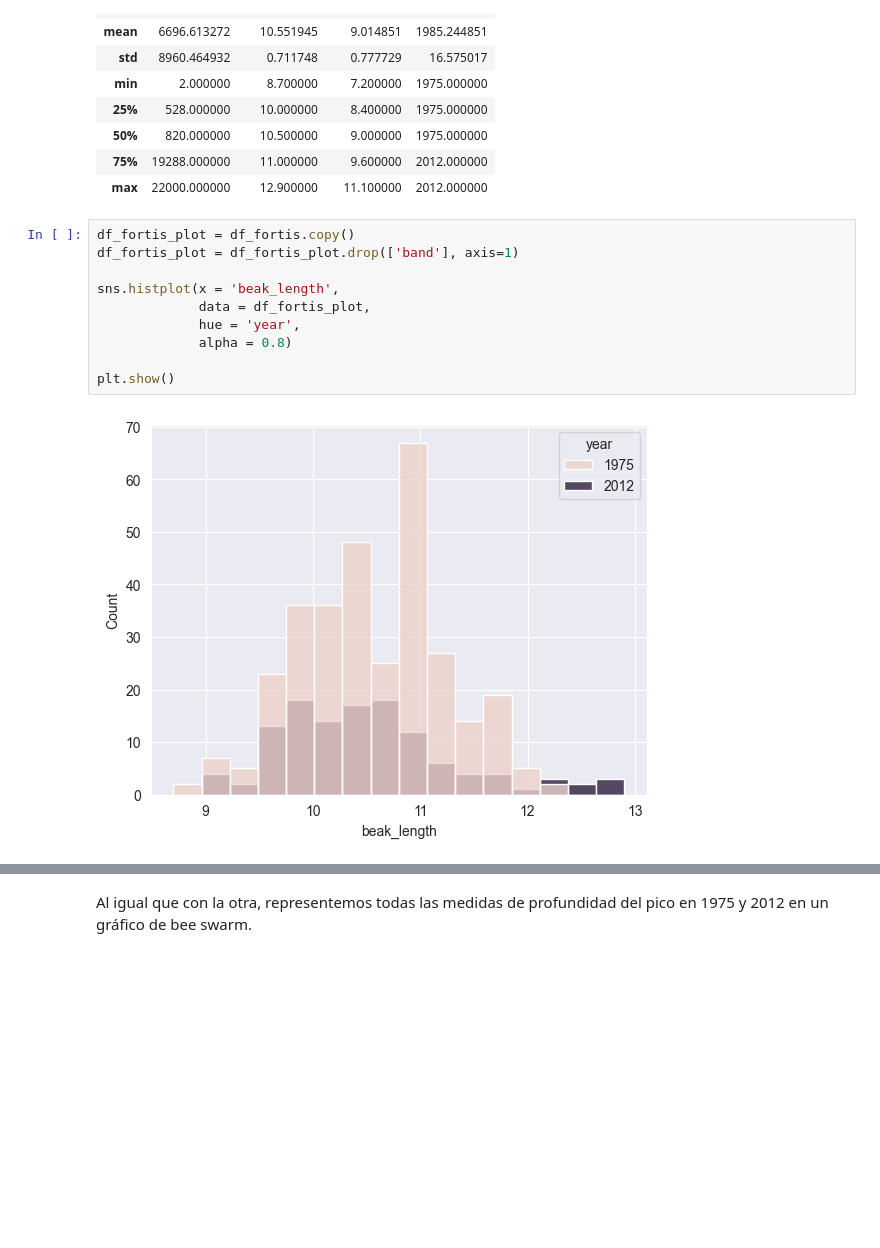
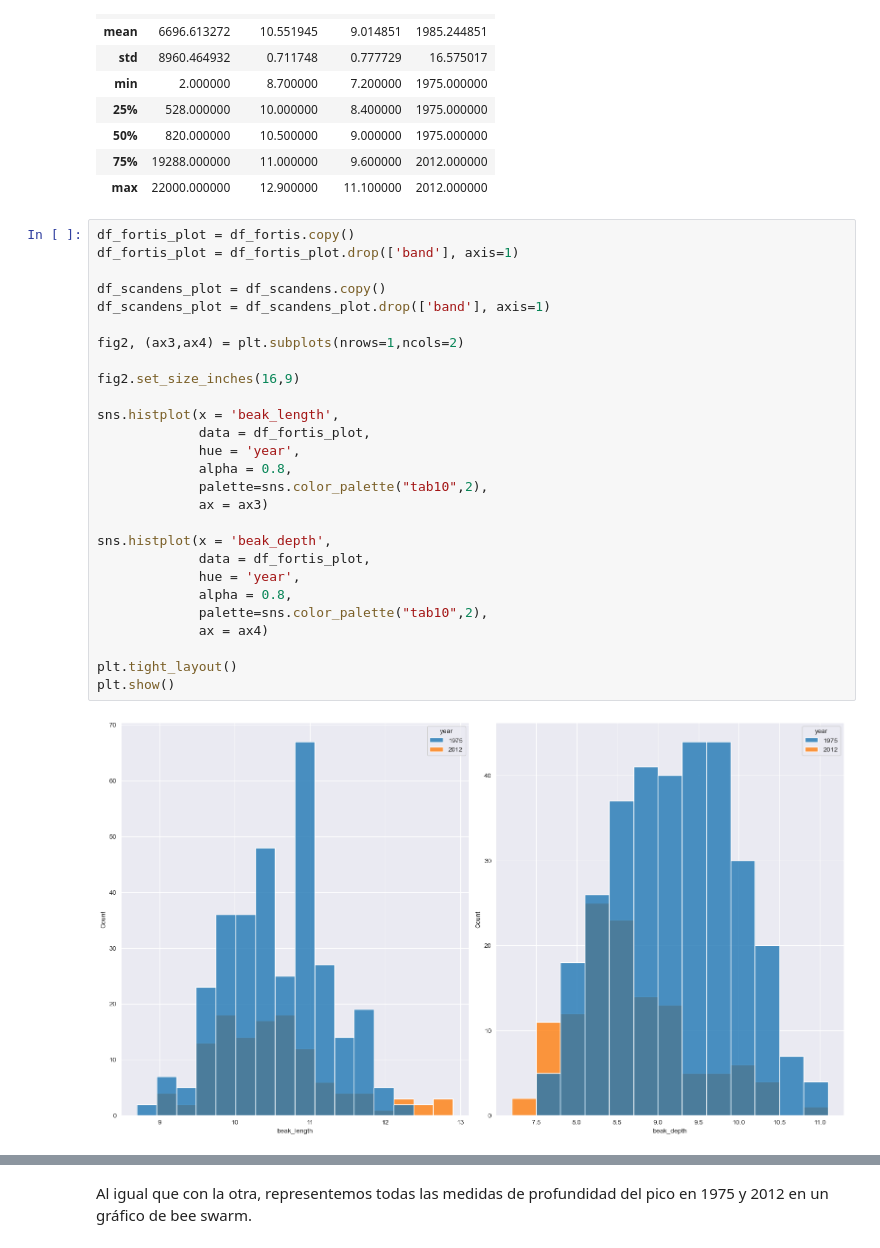
Before and after one commit to jmartingv/proyecto-probstats-mcd, a Jupyter notebook: proyecto.ipynb, the cells around one changed output, grey strips where cells are left out. Cells and saved outputs as stored; diff of their text form; blank space fills up the shorter version.

```diff
--- a/proyecto.ipynb
+++ b/proyecto.ipynb
@@ -266,12 +272,29 @@ df_fortis.describe()
 # %%
 df_fortis_plot = df_fortis.copy()
 df_fortis_plot = df_fortis_plot.drop(['band'], axis=1)
 
+df_scandens_plot = df_scandens.copy()
+df_scandens_plot = df_scandens_plot.drop(['band'], axis=1)
+
+fig2, (ax3,ax4) = plt.subplots(nrows=1,ncols=2)
+
+fig2.set_size_inches(16,9)
+
 sns.histplot(x = 'beak_length',
              data = df_fortis_plot,
              hue = 'year',
-             alpha = 0.8)
+             alpha = 0.8,
+             palette=sns.color_palette("tab10",2),
+             ax = ax3)
 
+sns.histplot(x = 'beak_depth',
+             data = df_fortis_plot,
+             hue = 'year',
+             alpha = 0.8,
+             palette=sns.color_palette("tab10",2),
+             ax = ax4)
+
+plt.tight_layout()
 plt.show()
 # %% [output]
-[figure, old version]
+[figure, new version]
```
Also changed, not shown: parts of 15 cells of this notebook.
